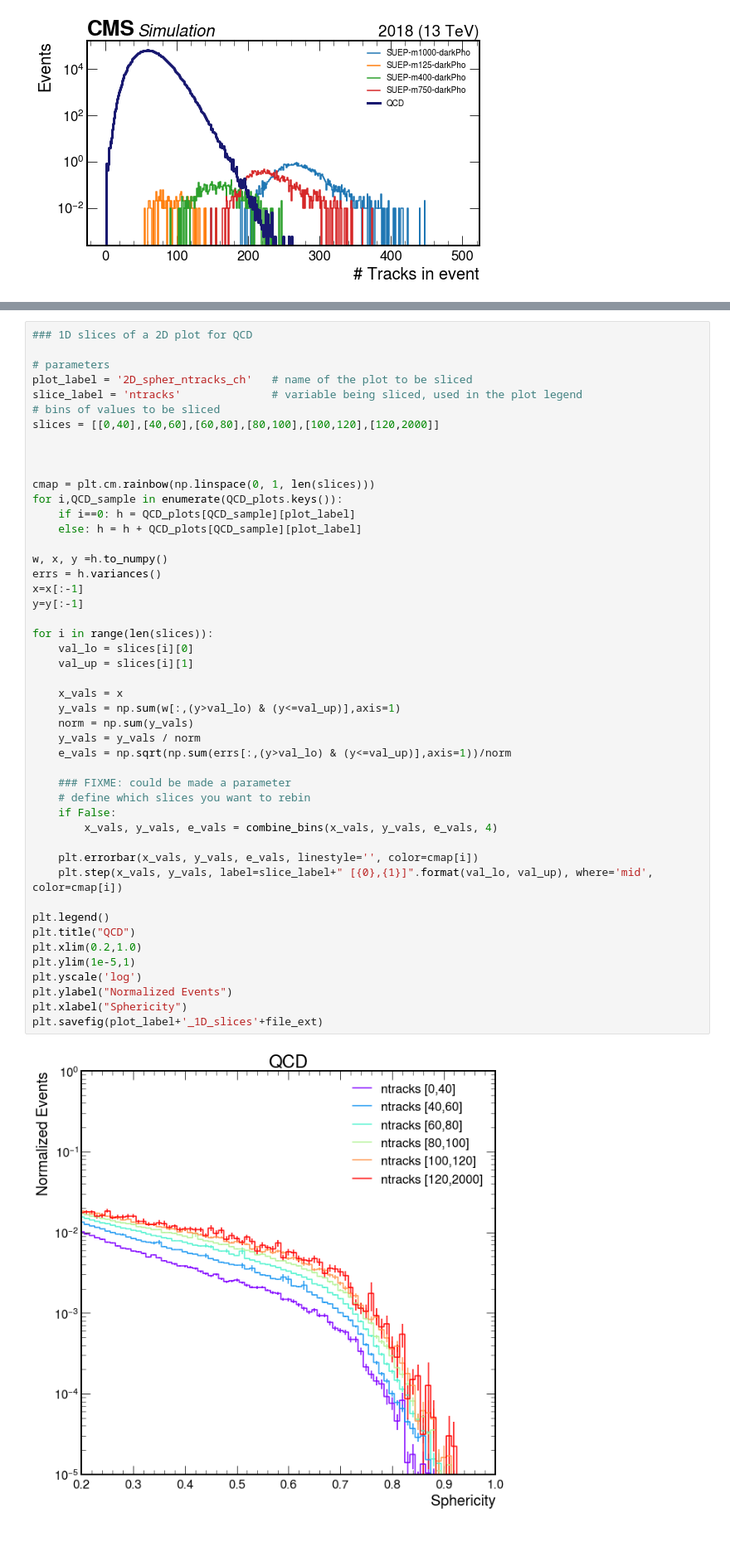
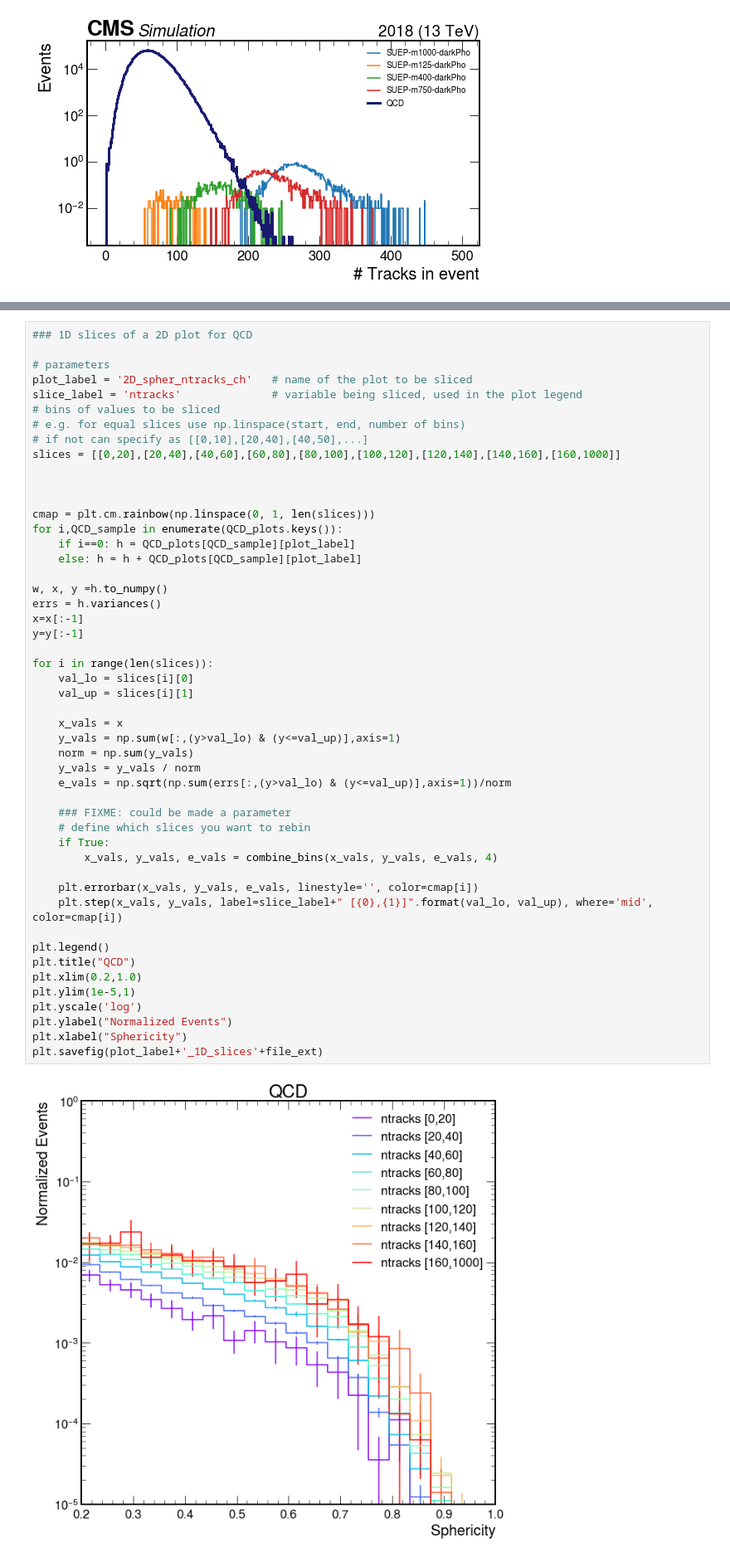
Before and after one commit to SUEPPhysics/SUEPCoffea_dask, a Jupyter notebook: plotting/plot.ipynb, the cells around one changed output, grey strips where cells are left out. Shown: that part at 83% size. Cells and saved outputs as stored; diff of their text form.

```diff
--- a/plotting/plot.ipynb
+++ b/plotting/plot.ipynb
@@ -269,7 +269,9 @@ for dataset in datasets2d:
 plot_label = '2D_spher_ntracks_ch'   # name of the plot to be sliced
 slice_label = 'ntracks'              # variable being sliced, used in the plot legend
 # bins of values to be sliced
-slices = [[0,40],[40,60],[60,80],[80,100],[100,120],[120,2000]]
+# e.g. for equal slices use np.linspace(start, end, number of bins)
+# if not can specify as [[0,10],[20,40],[40,50],...]
+slices = [[0,20],[20,40],[40,60],[60,80],[80,100],[100,120],[120,140],[140,160],[160,1000]]
 
 
 
@@ -282,35 +284,35 @@ w, x, y =h.to_numpy()
 errs = h.variances()
 x=x[:-1]
 y=y[:-1]
 
 for i in range(len(slices)):
     val_lo = slices[i][0]
     val_up = slices[i][1]
 
     x_vals = x
     y_vals = np.sum(w[:,(y>val_lo) & (y<=val_up)],axis=1)
     norm = np.sum(y_vals)
     y_vals = y_vals / norm
     e_vals = np.sqrt(np.sum(errs[:,(y>val_lo) & (y<=val_up)],axis=1))/norm
 
     ### FIXME: could be made a parameter
     # define which slices you want to rebin
-    if False:
+    if True:
         x_vals, y_vals, e_vals = combine_bins(x_vals, y_vals, e_vals, 4)
 
     plt.errorbar(x_vals, y_vals, e_vals, linestyle='', color=cmap[i])
     plt.step(x_vals, y_vals, label=slice_label+" [{0},{1}]".format(val_lo, val_up), where='mid', color=cmap[i])
 
 plt.legend()
 plt.title("QCD")
 plt.xlim(0.2,1.0)
 plt.ylim(1e-5,1)
 plt.yscale('log')
 plt.ylabel("Normalized Events")
 plt.xlabel("Sphericity")
 plt.savefig(plot_label+'_1D_slices'+file_ext)
 # %% [output]
-[figure, old version]
+[figure, new version]
 # %%
 ### Make D closure plot based on selection (e.g. 'ch', 'mult')
 selection = 'ch'
```
